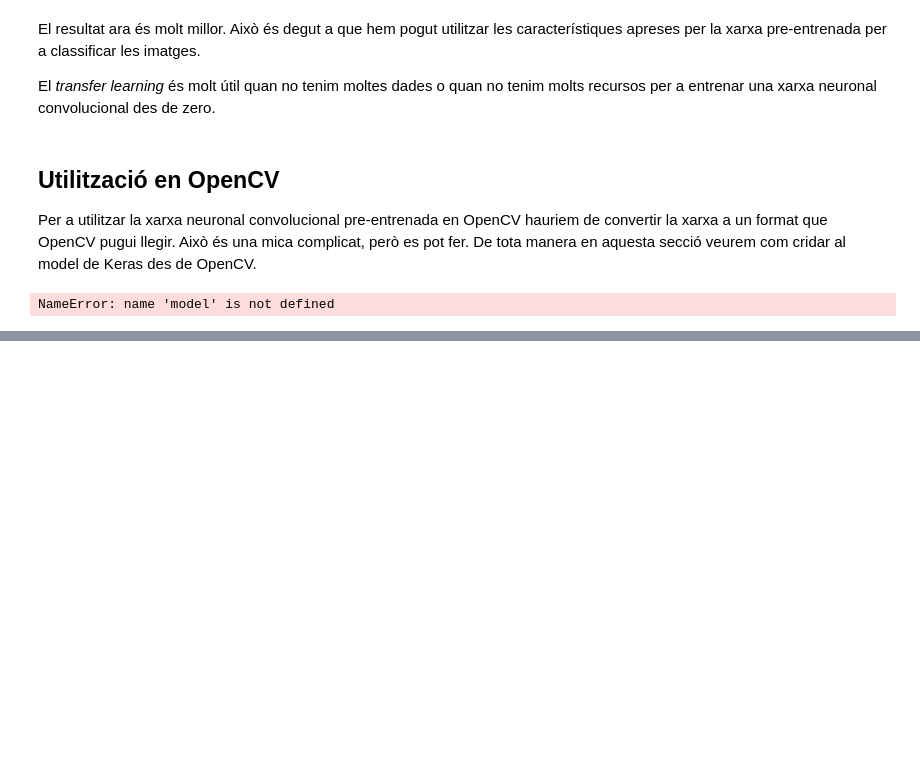
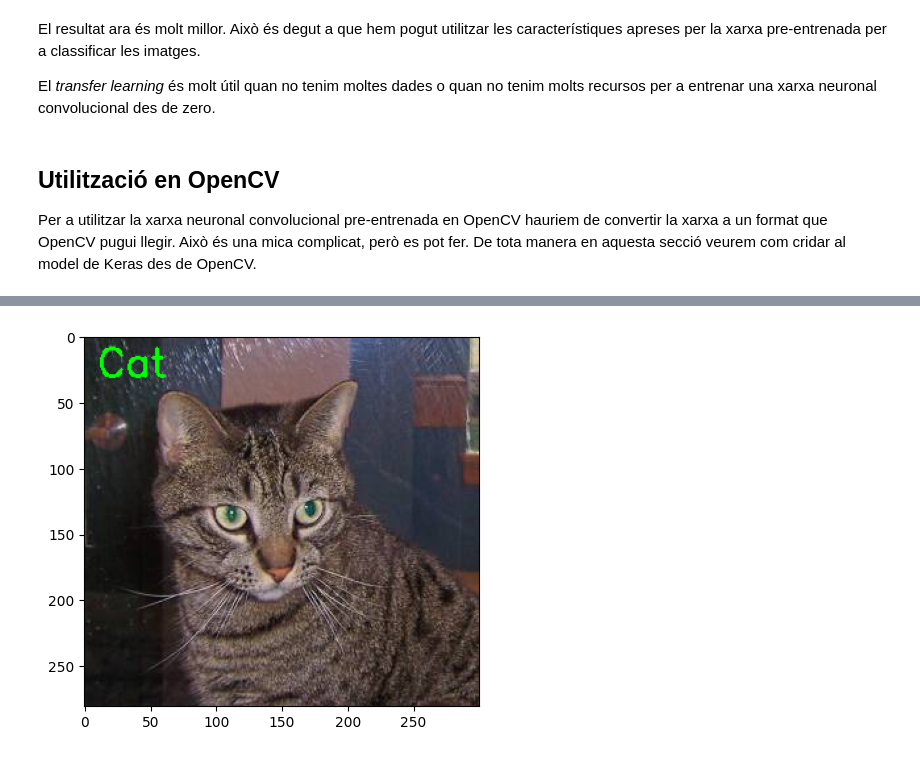
Before and after one commit to lawer/mia, a Jupyter notebook: apunts/8.-Reconeixement imatges/2_Classificacio_imatges_gossos_gats.ipynb, the cells around one changed output, grey strips where cells are left out. Saved outputs shown, nothing was run; the diff lists cells and outputs as text; code cells hidden in the pictures; blank space fills up the shorter version.

```diff
--- a/apunts/8.-Reconeixement imatges/2_Classificacio_imatges_gossos_gats.ipynb
+++ b/apunts/8.-Reconeixement imatges/2_Classificacio_imatges_gossos_gats.ipynb
@@ -463,21 +455,29 @@ El _transfer learning_ és molt útil quan no tenim moltes dades o quan no tenim
 ## Utilització en OpenCV
 
 Per a utilitzar la xarxa neuronal convolucional pre-entrenada en OpenCV hauriem de convertir la xarxa a un format que OpenCV pugui llegir. Això és una mica complicat, però es pot fer. De tota manera en aquesta secció veurem com cridar al model de Keras des de OpenCV.
-# %%
-import cv2
-# En opencv retonrm una imatge nova en la etiqueta escrita en la imatge
-
-def predict_image_class_cv(model, path):
-    img = cv2.imread(path)
-    img = cv2.resize(img, (224, 224))
-    img = cv2.cvtColor(img, cv2.COLOR_BGR2RGB)
-    img = np.expand_dims(img, axis=0)
-    img = img / 255.0
-    pred = model.predict(img)
-    cv2.putText(img, class_names[np.argmax(pred)], (10, 30), cv2.FONT_HERSHEY_SIMPLEX, 1, (255, 255, 255), 2)
-    return img
-
-img = predict_image_class_cv(model, 'data/PetImages/Cat/1.jpg')
-plt.imshow(img[0])
-# %% [output]
-NameError: name 'model' is not defined
+# %%
+# En opencv carreguem una imatge, la classifiquem i la mostrem.
+
+import cv2
+
+def classify_image_opencv(path):
+    img = cv2.cvtColor(cv2.imread(path), cv2.COLOR_BGR2RGB) # Carreguem la imatge amb opencv i la convertim a RGB
+
+    img_class = img # Creem una còpia de la imatge per modificar-la
+    img_class = cv2.resize(img_class, (224, 224)) # Redimensionem la imatge a 224x224
+    img_class = np.expand_dims(img_class, axis=0) # Redimensionem la imatge afegint una dimensió extra per indicar el batch
+
+    pred = model.predict(img_class) # Classifiquem la imatge amb el model
+
+    # Modifiquem la imatge original per agregar la etiqueta en verd
+    if pred[0][0] > 0.5:
+        print("Cat")
+        cv2.putText(img, "Cat", (10, 30), cv2.FONT_HERSHEY_SIMPLEX, 1, (0, 255, 0), 2)
+    else:
+        print("Dog")
+        cv2.putText(img, "Dog", (10, 30), cv2.FONT_HERSHEY_SIMPLEX, 1, (0, 255, 0), 2)
+
+    plt.imshow(img)
+# %%
+classify_image_opencv('data/PetImages/Cat/1.jpg')
+# %% [output]
@@ -483,0 +486 @@ NameError: name 'model' is not defined
+[figure, added]
```
Also changed, not shown: parts of 12 cells of this notebook.
